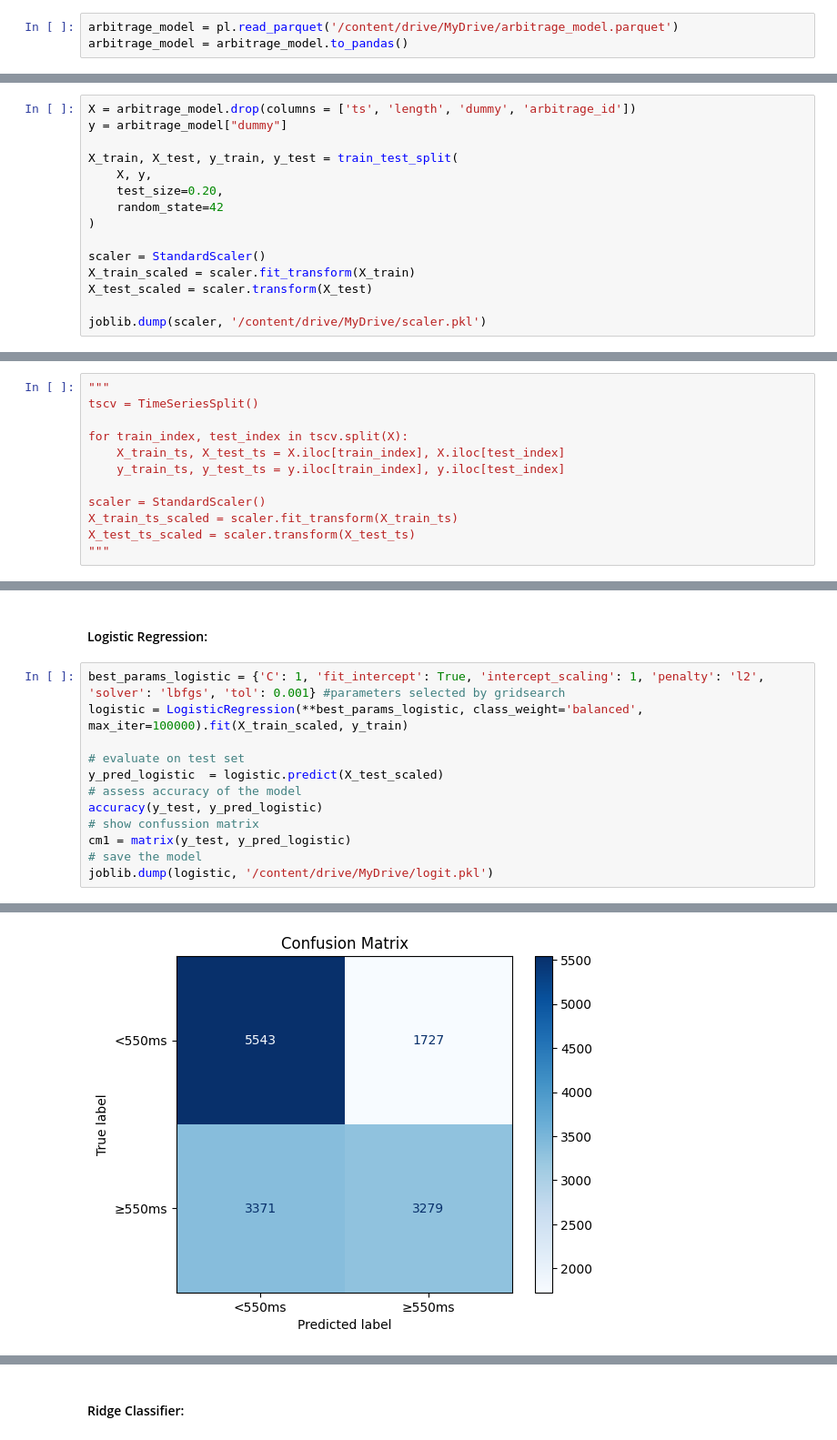
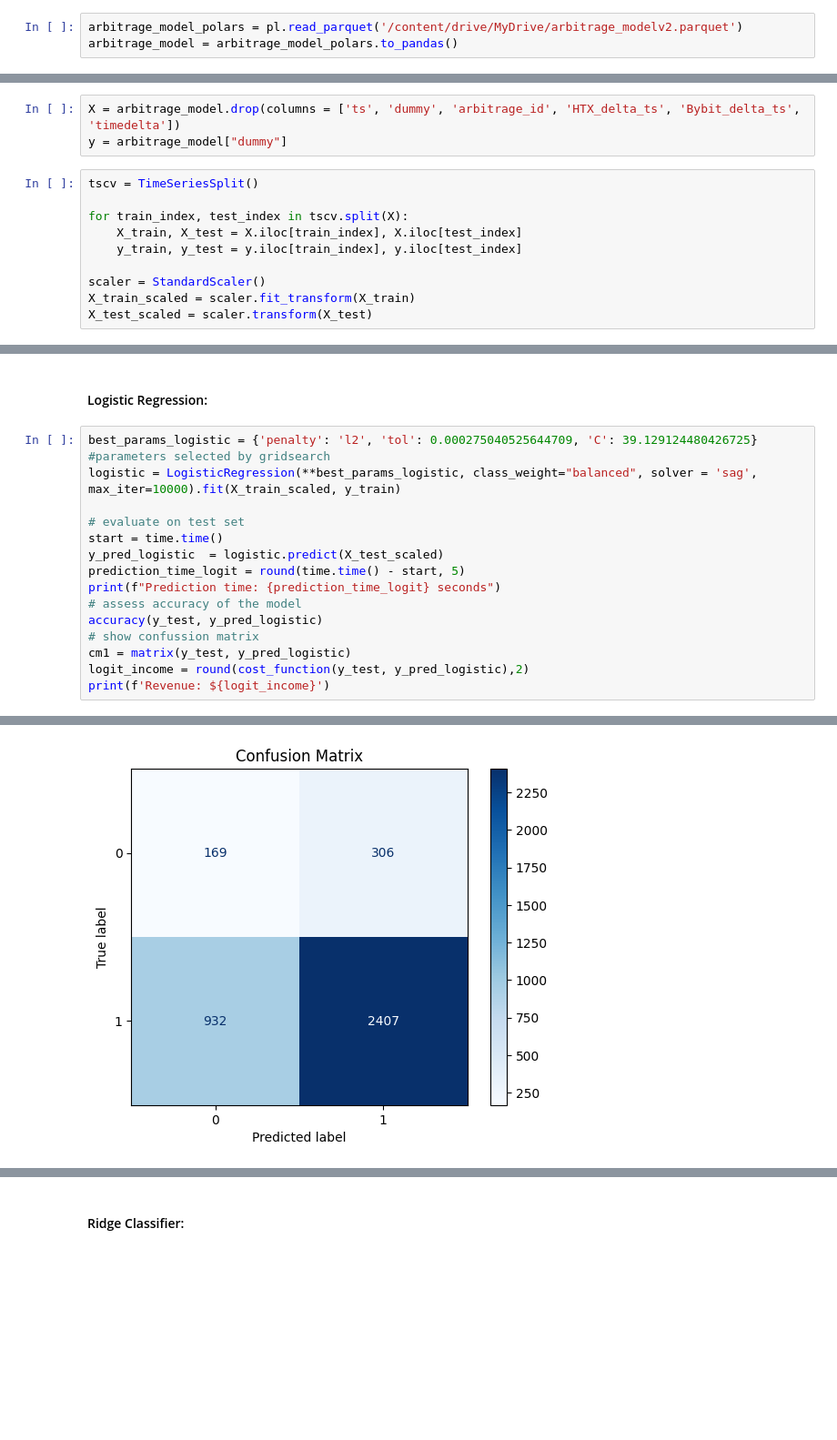
Before and after one commit to diman199888/quantitative-finance, a Jupyter notebook: crypto-arbitrage-model/masterfile.ipynb, the cells around one changed output, grey strips where cells are left out. Shown: that part at 91% size. Saved outputs shown, nothing was run; the diff lists cells and outputs as text; blank space fills up the shorter version.

```diff
--- a/crypto-arbitrage-model/masterfile.ipynb
+++ b/crypto-arbitrage-model/masterfile.ipynb
@@ -159,8 +401,8 @@ arbitrage_model
 # %% [markdown]
 upload data:
 # %%
-arbitrage_model = pl.read_parquet('/content/drive/MyDrive/arbitrage_model.parquet')
-arbitrage_model = arbitrage_model.to_pandas()
+arbitrage_model_polars = pl.read_parquet('/content/drive/MyDrive/arbitrage_modelv2.parquet')
+arbitrage_model = arbitrage_model_polars.to_pandas()
 # %% [markdown]
 define accuracy metrics:
 # %%
@@ -179,17 +425,2 @@ def accuracy(y_test, y_pred):
 # %% [markdown]
 split and scale the data:
-# %%
-X = arbitrage_model.drop(columns = ['ts', 'length', 'dummy', 'arbitrage_id'])
-y = arbitrage_model["dummy"]
-
-X_train, X_test, y_train, y_test = train_test_split(
-    X, y,
-    test_size=0.20,
-    random_state=42
-)
-
-scaler = StandardScaler()
-X_train_scaled = scaler.fit_transform(X_train)
-X_test_scaled = scaler.transform(X_test)
-
-joblib.dump(scaler, '/content/drive/MyDrive/scaler.pkl')
@@ -200,12 +427,13 @@ bonus: time-series split
+# %%
+X = arbitrage_model.drop(columns = ['ts', 'dummy', 'arbitrage_id', 'HTX_delta_ts', 'Bybit_delta_ts', 'timedelta'])
+y = arbitrage_model["dummy"]
 # %%
-"""
 tscv = TimeSeriesSplit()
 
 for train_index, test_index in tscv.split(X):
-    X_train_ts, X_test_ts = X.iloc[train_index], X.iloc[test_index]
-    y_train_ts, y_test_ts = y.iloc[train_index], y.iloc[test_index]
+    X_train, X_test = X.iloc[train_index], X.iloc[test_index]
+    y_train, y_test = y.iloc[train_index], y.iloc[test_index]
 
 scaler = StandardScaler()
-X_train_ts_scaled = scaler.fit_transform(X_train_ts)
-X_test_ts_scaled = scaler.transform(X_test_ts)
-"""
+X_train_scaled = scaler.fit_transform(X_train)
+X_test_scaled = scaler.transform(X_test)
@@ -216,15 +479,18 @@ X_test_ts_scaled = scaler.transform(X_test_ts)
 # %% [markdown]
 #### Logistic Regression:
 # %%
-best_params_logistic = {'C': 1, 'fit_intercept': True, 'intercept_scaling': 1, 'penalty': 'l2', 'solver': 'lbfgs', 'tol': 0.001} #parameters selected by gridsearch
-logistic = LogisticRegression(**best_params_logistic, class_weight='balanced', max_iter=100000).fit(X_train_scaled, y_train)
+best_params_logistic = {'penalty': 'l2', 'tol': 0.000275040525644709, 'C': 39.129124480426725} #parameters selected by gridsearch
+logistic = LogisticRegression(**best_params_logistic, class_weight="balanced", solver = 'sag', max_iter=10000).fit(X_train_scaled, y_train)
 
 # evaluate on test set
+start = time.time()
 y_pred_logistic  = logistic.predict(X_test_scaled)
+prediction_time_logit = round(time.time() - start, 5)
+print(f"Prediction time: {prediction_time_logit} seconds")
 # assess accuracy of the model
 accuracy(y_test, y_pred_logistic)
 # show confussion matrix
 cm1 = matrix(y_test, y_pred_logistic)
-# save the model
-joblib.dump(logistic, '/content/drive/MyDrive/logit.pkl')
+logit_income = round(cost_function(y_test, y_pred_logistic),2)
+print(f'Revenue: ${logit_income}')
 # %% [output]
@@ -243 +510 @@ weighted avg       0.67      0.63      0.64     13920
-[figure, old version]
+[figure, new version]
```
Also changed, not shown: parts of 117 cells of this notebook, 1 other file.
